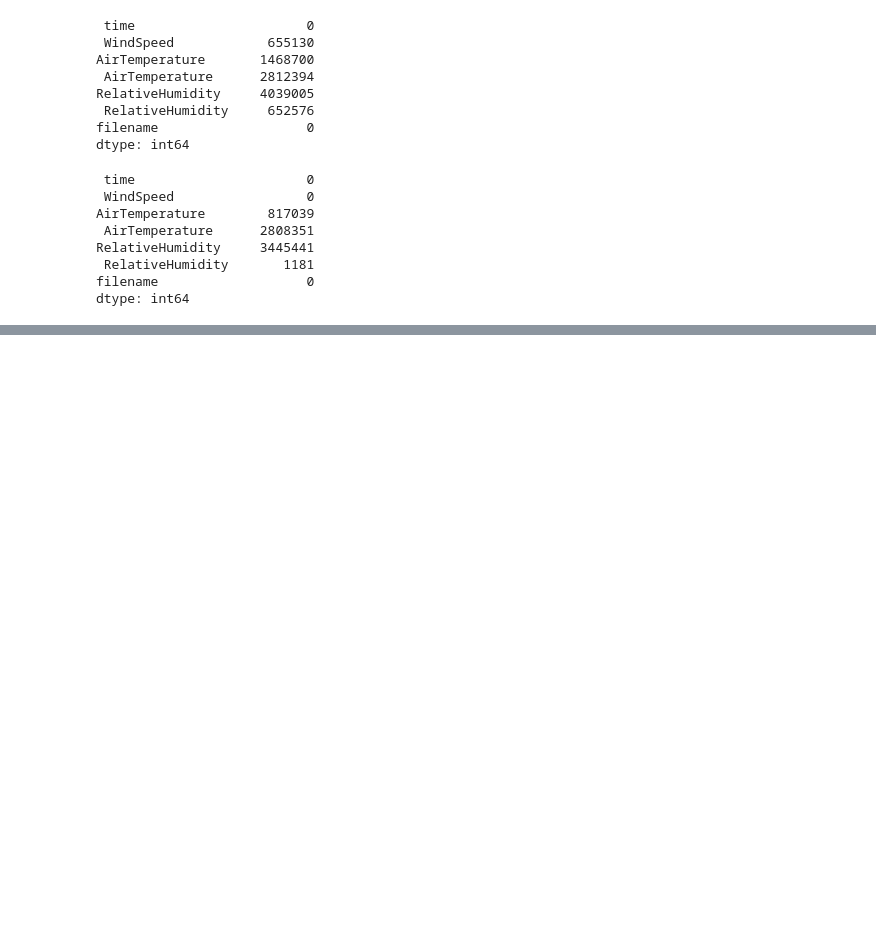
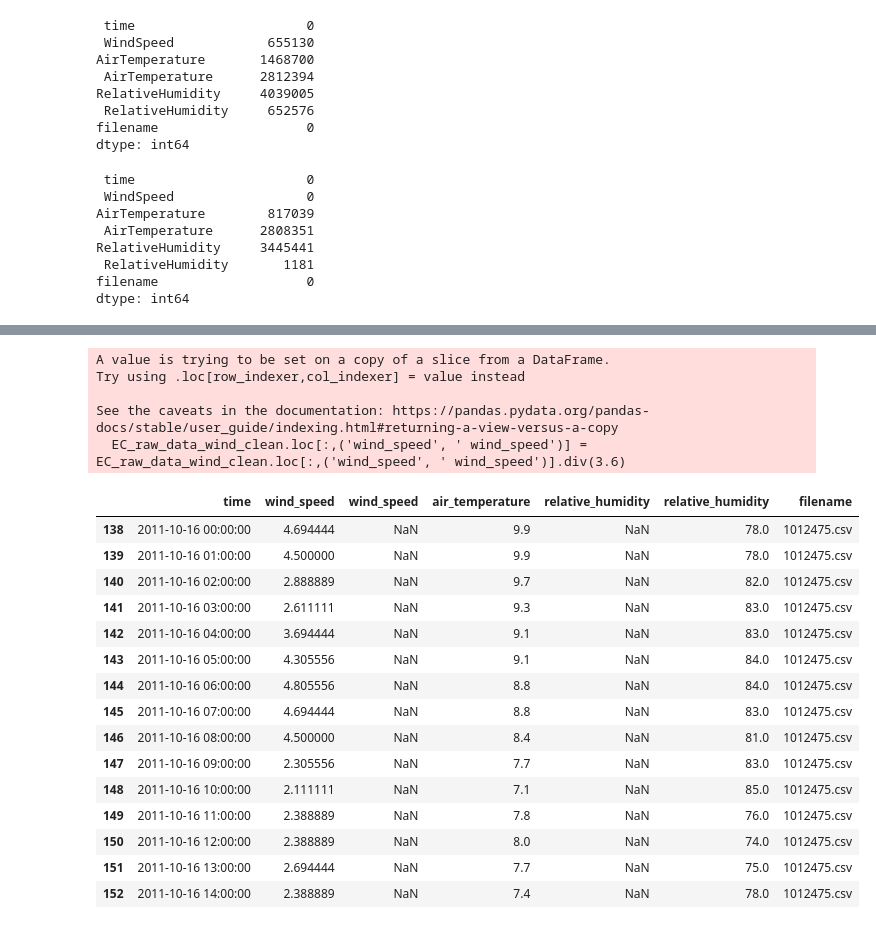
Before and after one commit to madiwiebe/LHL_Capstone_Project, a Jupyter notebook: notebooks/cleaning_data.ipynb, the cells around one changed output, grey strips where cells are left out. Saved outputs shown, nothing was run; the diff lists cells and outputs as text; code cells hidden in the pictures; blank space fills up the shorter version.

```diff
--- a/notebooks/cleaning_data.ipynb
+++ b/notebooks/cleaning_data.ipynb
@@ -214,0 +336,26 @@ CRD_data_wind_clean.to_csv(f'{path_2}/CRD_data_wind_clean.csv')
+# %%
+# convert windspeed values from km/h to m/s by dividing values by 3.6
+EC_raw_data_wind_clean.loc[:,('wind_speed', ' wind_speed')] = EC_raw_data_wind_clean.loc[:,('wind_speed', ' wind_speed')].div(3.6)
+EC_raw_data_wind_clean.head(15)
+# %% [output]
+A value is trying to be set on a copy of a slice from a DataFrame.
+Try using .loc[row_indexer,col_indexer] = value instead
+
+See the caveats in the documentation: https://pandas.pydata.org/pandas-docs/stable/user_guide/indexing.html#returning-a-view-versus-a-copy
+  EC_raw_data_wind_clean.loc[:,('wind_speed', ' wind_speed')] = EC_raw_data_wind_clean.loc[:,('wind_speed', ' wind_speed')].div(3.6)
+|  | time | wind_speed | wind_speed | air_temperature | relative_humidity | relative_humidity | filename |
+| 138 | 2011-10-16 00:00:00 | 4.694444 | NaN | 9.9 | NaN | 78.0 | 1012475.csv |
+| 139 | 2011-10-16 01:00:00 | 4.500000 | NaN | 9.9 | NaN | 78.0 | 1012475.csv |
+| 140 | 2011-10-16 02:00:00 | 2.888889 | NaN | 9.7 | NaN | 82.0 | 1012475.csv |
+| 141 | 2011-10-16 03:00:00 | 2.611111 | NaN | 9.3 | NaN | 83.0 | 1012475.csv |
+| 142 | 2011-10-16 04:00:00 | 3.694444 | NaN | 9.1 | NaN | 83.0 | 1012475.csv |
+| 143 | 2011-10-16 05:00:00 | 4.305556 | NaN | 9.1 | NaN | 84.0 | 1012475.csv |
+| 144 | 2011-10-16 06:00:00 | 4.805556 | NaN | 8.8 | NaN | 84.0 | 1012475.csv |
+| 145 | 2011-10-16 07:00:00 | 4.694444 | NaN | 8.8 | NaN | 83.0 | 1012475.csv |
+| 146 | 2011-10-16 08:00:00 | 4.500000 | NaN | 8.4 | NaN | 81.0 | 1012475.csv |
+| 147 | 2011-10-16 09:00:00 | 2.305556 | NaN | 7.7 | NaN | 83.0 | 1012475.csv |
+| 148 | 2011-10-16 10:00:00 | 2.111111 | NaN | 7.1 | NaN | 85.0 | 1012475.csv |
+| 149 | 2011-10-16 11:00:00 | 2.388889 | NaN | 7.8 | NaN | 76.0 | 1012475.csv |
+| 150 | 2011-10-16 12:00:00 | 2.388889 | NaN | 8.0 | NaN | 74.0 | 1012475.csv |
+| 151 | 2011-10-16 13:00:00 | 2.694444 | NaN | 7.7 | NaN | 75.0 | 1012475.csv |
+| 152 | 2011-10-16 14:00:00 | 2.388889 | NaN | 7.4 | NaN | 78.0 | 1012475.csv |
```
Also changed, not shown: parts of 12 cells of this notebook.
